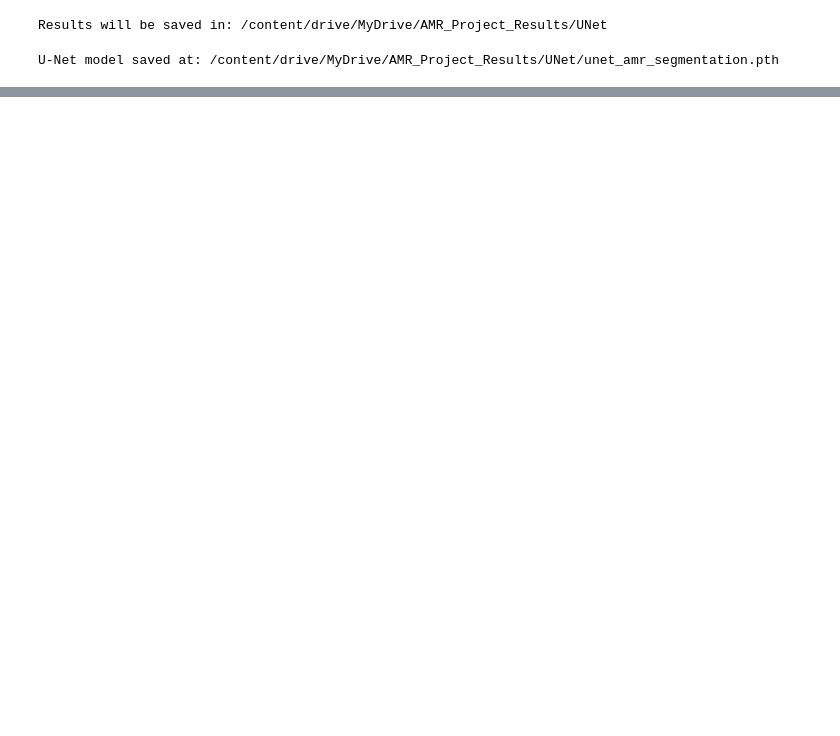
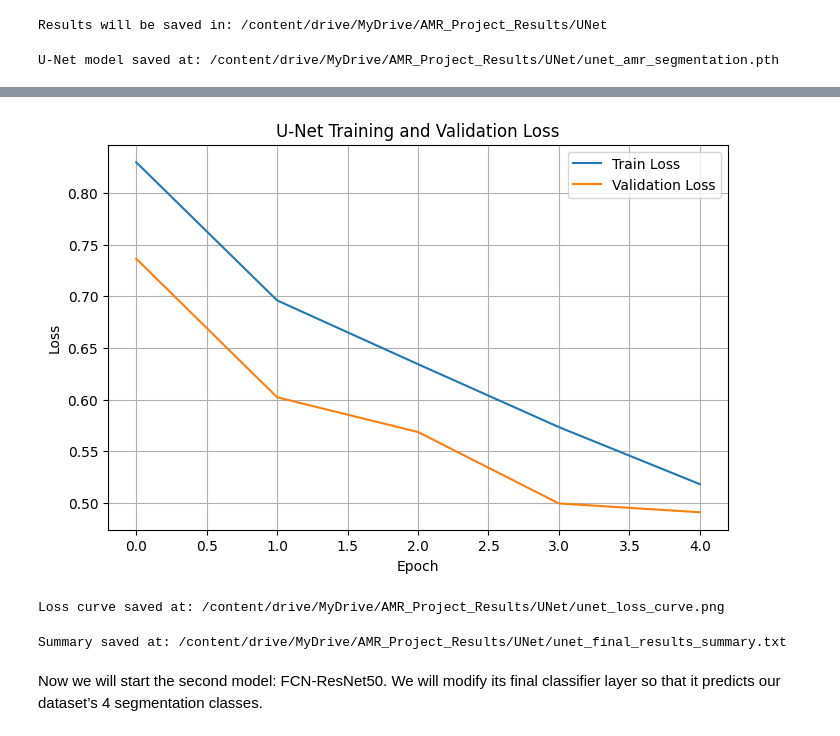
Before and after one commit to alamin35bcs/COCO-2017, a Jupyter notebook: Project_DL_AMR.ipynb, the cells around one changed output, grey strips where cells are left out. Saved outputs shown, nothing was run; the diff lists cells and outputs as text; code cells hidden in the pictures; blank space fills up the shorter version.

```diff
--- a/Project_DL_AMR.ipynb
+++ b/Project_DL_AMR.ipynb
@@ -899,0 +900,40 @@ Training history saved at: /content/drive/MyDrive/AMR_Project_Results/UNet/unet_
+# %%
+import matplotlib.pyplot as plt
+
+plt.figure(figsize=(8,5))
+plt.plot(unet_history["train_loss"], label="Train Loss")
+plt.plot(unet_history["val_loss"], label="Validation Loss")
+plt.xlabel("Epoch")
+plt.ylabel("Loss")
+plt.title("U-Net Training and Validation Loss")
+plt.legend()
+plt.grid(True)
+
+loss_plot_path = os.path.join(UNET_DIR, "unet_loss_curve.png")
+plt.savefig(loss_plot_path, dpi=300, bbox_inches="tight")
+plt.show()
+
+print("Loss curve saved at:", loss_plot_path)
+# %% [output]
+[figure, added]
+Loss curve saved at: /content/drive/MyDrive/AMR_Project_Results/UNet/unet_loss_curve.png
+# %%
+summary_path = os.path.join(UNET_DIR, "unet_final_results_summary.txt")
+
+with open(summary_path, "w") as f:
+    f.write("U-Net Final Results Summary\n")
+    f.write("===========================\n\n")
+    f.write(f"Number of epochs: {len(unet_history['train_loss'])}\n")
+    f.write(f"Final Train Loss: {unet_history['train_loss'][-1]:.4f}\n")
+    f.write(f"Final Validation Loss: {unet_history['val_loss'][-1]:.4f}\n")
+    f.write(f"Final Train Accuracy: {unet_history['train_acc'][-1]:.4f}\n")
+    f.write(f"Final Validation Accuracy: {unet_history['val_acc'][-1]:.4f}\n")
+    f.write(f"Final Train mIoU: {unet_history['train_iou'][-1]:.4f}\n")
+    f.write(f"Final Validation mIoU: {unet_history['val_iou'][-1]:.4f}\n")
+
+print("Summary saved at:", summary_path)
+# %% [output]
+Summary saved at: /content/drive/MyDrive/AMR_Project_Results/UNet/unet_final_results_summary.txt
+# %% [markdown]
+
+Now we will start the second model: FCN-ResNet50. We will modify its final classifier layer so that it predicts our dataset’s 4 segmentation classes.
```
Also changed, not shown: parts of 26 cells of this notebook.
